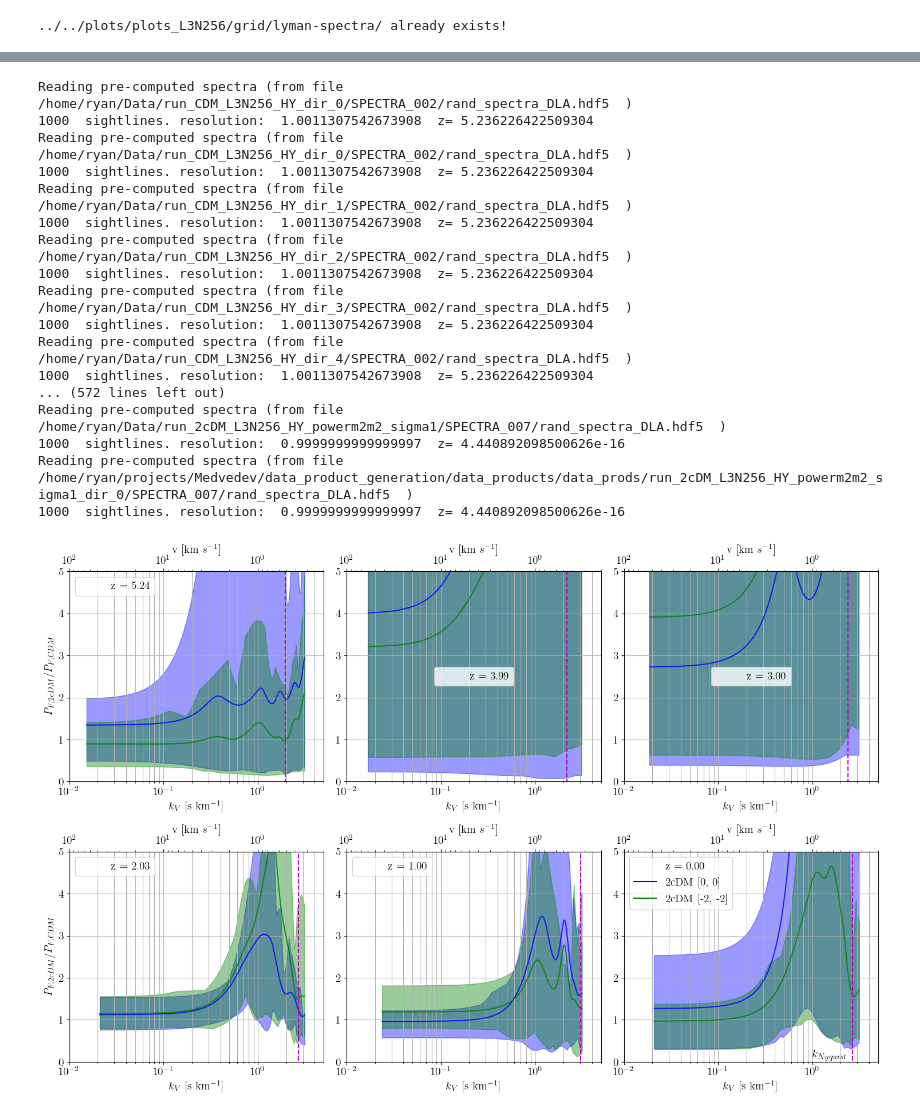
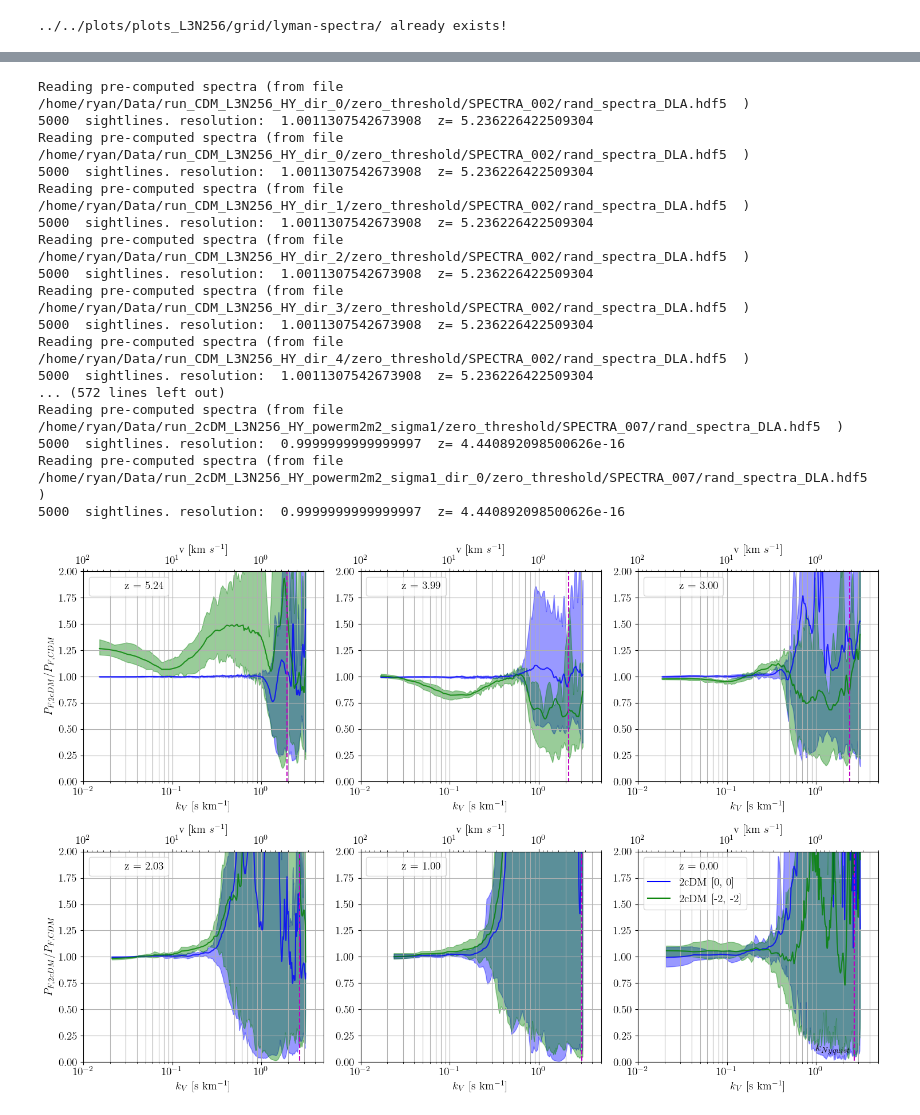
Before and after one commit to rtlow/2cDM_paperII, a Jupyter notebook: jupyter/legacy/L3N256_HY_grids-lyman.ipynb, the cells around one changed output, grey strips where cells are left out. Saved outputs shown, nothing was run; the diff lists cells and outputs as text; code cells hidden in the pictures.

```diff
--- a/jupyter/legacy/L3N256_HY_grids-lyman.ipynb
+++ b/jupyter/legacy/L3N256_HY_grids-lyman.ipynb
@@ -101,8 +101,10 @@ def get_dk_averages(run_list, redshift):
 def get_ly_1D_averages(run_list, redshift):
     run = cosmoSim(run_list[0], base_path=base_path)
 
-    num, base = run.get_fake_spectra_savefile_path(redshift)
-    base = str(os.path.abspath(os.path.join(data_dir, run.run_name)))
+    # num, base = run.get_fake_spectra_savefile_path(redshift)
+    num = run.redshift_to_index(redshift)
+    # base = str(os.path.abspath(os.path.join(data_dir, f'{run.run_name}/default_threshold')))
+    base = str(os.path.abspath(os.path.join(data_dir, f'{run.run_name}/zero_threshold')))
     sp = Spectra(num=num, base=base, cofm=None, axis=None, savefile="rand_spectra_DLA.hdf5")
     kv, Pk = sp.get_flux_power_1D(elem, ion, line)
     inf = np.amin(kv)
@@ -113,8 +115,9 @@ def get_ly_1D_averages(run_list, redshift):
     for run_n in run_list:
 
         run = cosmoSim(run_n, base_path=base_path)
-        num, base = run.get_fake_spectra_savefile_path(redshift)
-        base = str(os.path.abspath(os.path.join(data_dir, run.run_name)))
+        num = run.redshift_to_index(redshift)
+        # base = str(os.path.abspath(os.path.join(data_dir, f'{run.run_name}/default_threshold')))
+        base = str(os.path.abspath(os.path.join(data_dir, f'{run.run_name}/zero_threshold')))
         sp = Spectra(num=num, base=base, cofm=None, axis=None, savefile="rand_spectra_DLA.hdf5")
         kv, Pk = sp.get_flux_power_1D(elem, ion, line)
         lims = [np.amin(kv), np.amax(kv)]
@@ -233,8 +236,10 @@ for ar, snap_range in zip(ax, snap_ranges):
 
         # calculate nyquist k
         run = cosmoSim(tcDM_runs[0], base_path=base_path)
-        num, base = run.get_fake_spectra_savefile_path(redshift)
-        base = str(os.path.abspath(os.path.join(data_dir, run.run_name)))
+        # num, base = run.get_fake_spectra_savefile_path(redshift)
+        num = run.redshift_to_index(redshift)
+        # base = str(os.path.abspath(os.path.join(data_dir, f'{run.run_name}/default_threshold')))
+        base = str(os.path.abspath(os.path.join(data_dir, f'{run.run_name}/zero_threshold')))
         sp = Spectra(num=num, base=base, cofm=None, axis=None, savefile="rand_spectra_DLA.hdf5")
         vmax = sp.vmax # km/s
         box_size_Mpc = run.boxsize / 1000 # Mpc
@@ -262,10 +267,10 @@ for ar, snap_range in zip(ax, snap_ranges):
         sax.set_xlabel('v [km $s^{-1}$]')
 
 for ar in ax[0]:
-    ar.set_ylim(10**1, 3*10**5)
+    ar.set_ylim(10**-8, 10**1)
 
 for ar in ax[1]:
-    ar.set_ylim(10**-2, 3*10**3)
+    ar.set_ylim(10**-14, 3*10**-1)
 
 for ar in ax[:, 0]:
     ar.set_ylabel('k $P_{F}(k) / \pi$')
@@ -277,7 +282,7 @@ a = ax[-1,-1]
 a.plot([],[], label='2cDM [0, 0]', color=zz_color)
 a.plot([],[], label='2cDM [-2, -2]', color=m2m2_color)
 a.plot([],[], label='CDM', color=cdm_color)
-a.text(10**0, 3*10**2, '$k_{Nyquist}$')
+a.text(10**0, 3*10**-8, '$k_{Nyquist}$')
 # a.plot([],[], label='Hydro', color='k')
 # a.plot([],[], label='N-Body', color='k', linestyle='dashed')
 a.legend()
@@ -350,7 +355,10 @@ for ar, snap_range in zip(ax, snap_ranges):
 
         # calculate nyquist k
         run = cosmoSim(tcDM_runs[0], base_path=base_path)
-        num, base = run.get_fake_spectra_savefile_path(redshift)
+        # num, base = run.get_fake_spectra_savefile_path(redshift)
+        num = run.redshift_to_index(redshift)
+        # base = str(os.path.abspath(os.path.join(data_dir, f'{run.run_name}/default_threshold')))
+        base = str(os.path.abspath(os.path.join(data_dir, f'{run.run_name}/zero_threshold')))
         sp = Spectra(num=num, base=base, cofm=None, axis=None, savefile="rand_spectra_DLA.hdf5")
         vmax = sp.vmax # km/s
         box_size_Mpc = run.boxsize / 1000 # Mpc
@@ -368,51 +376,51 @@ for ar, snap_range in zip(ax, snap_ranges):
         #a.set_yscale("log")
         a.set_xscale("log")
         a.set_xlim(10**-2, 5*10**0)
-        a.set_ylim(0, 5)
+        a.set_ylim(0, 2)
         a.grid(True, which="both", ls="-")
         a.set_aspect( 'auto', adjustable='box' )
         a.plot([],[], label=f'z = {r_nearest:.2f}', alpha=0)
         a.legend()
 
         sax = a.secondary_xaxis('top', functions=(wnumber2wlength, wlength2wnumber))
         sax.set_xlabel('v [km $s^{-1}$]')
 
 for ar in ax[:, 0]:
     ar.set_ylabel('$P_{F,2cDM}/P_{F,CDM}$')
 
 a = ax[-1,-1]
 
 a.plot([],[], label='2cDM [0, 0]', color=zz_color)
 a.plot([],[], label='2cDM [-2, -2]', color=m2m2_color)
 # a.plot([],[], label='CDM', color=cdm_color)
 a.text(10**0, 0.1, '$k_{Nyquist}$')
 # a.plot([],[], label='Hydro', color='k')
 # a.plot([],[], label='N-Body', color='k', linestyle='dashed')
 a.legend()
 
 fig.tight_layout()
 fname = outpath + f'grid_ly_1D_ratio'
 fname += '_with00'
 fname += '_withm2m2'
 fname += '.pdf'
 plt.savefig(fname, dpi=DPI, bbox_inches='tight')
 plt.show()
 # %% [output]
-Reading pre-computed spectra (from file /home/ryan/Data/run_CDM_L3N256_HY_dir_0/SPECTRA_002/rand_spectra_DLA.hdf5  )
-1000  sightlines. resolution:  1.0011307542673908  z= 5.236226422509304
-Reading pre-computed spectra (from file /home/ryan/Data/run_CDM_L3N256_HY_dir_0/SPECTRA_002/rand_spectra_DLA.hdf5  )
-1000  sightlines. resolution:  1.0011307542673908  z= 5.236226422509304
-Reading pre-computed spectra (from file /home/ryan/Data/run_CDM_L3N256_HY_dir_1/SPECTRA_002/rand_spectra_DLA.hdf5  )
-1000  sightlines. resolution:  1.0011307542673908  z= 5.236226422509304
-Reading pre-computed spectra (from file /home/ryan/Data/run_CDM_L3N256_HY_dir_2/SPECTRA_002/rand_spectra_DLA.hdf5  )
-1000  sightlines. resolution:  1.0011307542673908  z= 5.236226422509304
-Reading pre-computed spectra (from file /home/ryan/Data/run_CDM_L3N256_HY_dir_3/SPECTRA_002/rand_spectra_DLA.hdf5  )
-1000  sightlines. resolution:  1.0011307542673908  z= 5.236226422509304
-Reading pre-computed spectra (from file /home/ryan/Data/run_CDM_L3N256_HY_dir_4/SPECTRA_002/rand_spectra_DLA.hdf5  )
-1000  sightlines. resolution:  1.0011307542673908  z= 5.236226422509304
+Reading pre-computed spectra (from file /home/ryan/Data/run_CDM_L3N256_HY_dir_0/zero_threshold/SPECTRA_002/rand_spectra_DLA.hdf5  )
+5000  sightlines. resolution:  1.0011307542673908  z= 5.236226422509304
+Reading pre-computed spectra (from file /home/ryan/Data/run_CDM_L3N256_HY_dir_0/zero_threshold/SPECTRA_002/rand_spectra_DLA.hdf5  )
+5000  sightlines. resolution:  1.0011307542673908  z= 5.236226422509304
+Reading pre-computed spectra (from file /home/ryan/Data/run_CDM_L3N256_HY_dir_1/zero_threshold/SPECTRA_002/rand_spectra_DLA.hdf5  )
+5000  sightlines. resolution:  1.0011307542673908  z= 5.236226422509304
+Reading pre-computed spectra (from file /home/ryan/Data/run_CDM_L3N256_HY_dir_2/zero_threshold/SPECTRA_002/rand_spectra_DLA.hdf5  )
+5000  sightlines. resolution:  1.0011307542673908  z= 5.236226422509304
+Reading pre-computed spectra (from file /home/ryan/Data/run_CDM_L3N256_HY_dir_3/zero_threshold/SPECTRA_002/rand_spectra_DLA.hdf5  )
+5000  sightlines. resolution:  1.0011307542673908  z= 5.236226422509304
+Reading pre-computed spectra (from file /home/ryan/Data/run_CDM_L3N256_HY_dir_4/zero_threshold/SPECTRA_002/rand_spectra_DLA.hdf5  )
+5000  sightlines. resolution:  1.0011307542673908  z= 5.236226422509304
 ... (572 lines left out)
-Reading pre-computed spectra (from file /home/ryan/Data/run_2cDM_L3N256_HY_powerm2m2_sigma1/SPECTRA_007/rand_spectra_DLA.hdf5  )
-1000  sightlines. resolution:  0.9999999999999997  z= 4.440892098500626e-16
-Reading pre-computed spectra (from file /home/ryan/projects/Medvedev/data_product_generation/data_products/data_prods/run_2cDM_L3N256_HY_powerm2m2_sigma1_dir_0/SPECTRA_007/rand_spectra_DLA.hdf5  )
-1000  sightlines. resolution:  0.9999999999999997  z= 4.440892098500626e-16
+Reading pre-computed spectra (from file /home/ryan/Data/run_2cDM_L3N256_HY_powerm2m2_sigma1/zero_threshold/SPECTRA_007/rand_spectra_DLA.hdf5  )
+5000  sightlines. resolution:  0.9999999999999997  z= 4.440892098500626e-16
+Reading pre-computed spectra (from file /home/ryan/Data/run_2cDM_L3N256_HY_powerm2m2_sigma1_dir_0/zero_threshold/SPECTRA_007/rand_spectra_DLA.hdf5  )
+5000  sightlines. resolution:  0.9999999999999997  z= 4.440892098500626e-16
-[figure, old version]
+[figure, new version]
```
Also changed, not shown: parts of 1 cell of this notebook, 3 other files.
